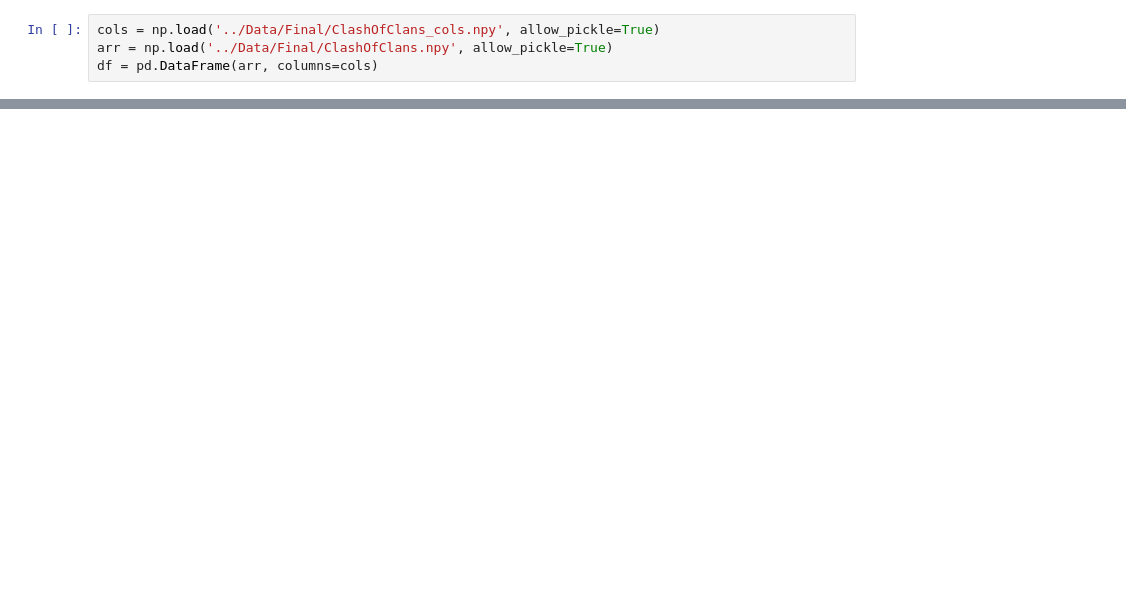
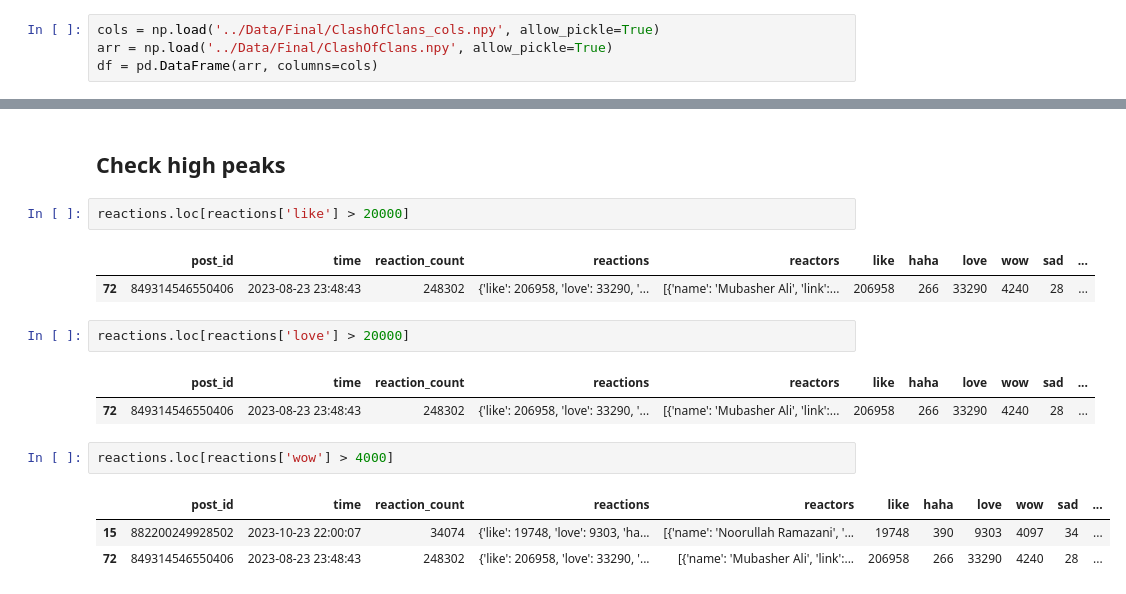
Before and after one commit to longluv1605/final-project-Python-DataAnalyst, a Jupyter notebook: Analysing and Visualising/Analyze.ipynb, the cells around one changed output, grey strips where cells are left out. Saved outputs shown, nothing was run; the diff lists cells and outputs as text; blank space fills up the shorter version.

```diff
--- a/Analysing and Visualising/Analyze.ipynb
+++ b/Analysing and Visualising/Analyze.ipynb
@@ -229,0 +143,18 @@ axs[1, 3].remove()
+# %% [markdown]
+## Check high peaks
+# %%
+reactions.loc[reactions['like'] > 20000]
+# %% [output]
+|  | post_id | time | reaction_count | reactions | reactors | like | haha | love | wow | sad | ... |
+| 72 | 849314546550406 | 2023-08-23 23:48:43 | 248302 | {'like': 206958, 'love': 33290, '... | [{'name': 'Mubasher Ali', 'link':... | 206958 | 266 | 33290 | 4240 | 28 | ... |
+# %%
+reactions.loc[reactions['love'] > 20000]
+# %% [output]
+|  | post_id | time | reaction_count | reactions | reactors | like | haha | love | wow | sad | ... |
+| 72 | 849314546550406 | 2023-08-23 23:48:43 | 248302 | {'like': 206958, 'love': 33290, '... | [{'name': 'Mubasher Ali', 'link':... | 206958 | 266 | 33290 | 4240 | 28 | ... |
+# %%
+reactions.loc[reactions['wow'] > 4000]
+# %% [output]
+|  | post_id | time | reaction_count | reactions | reactors | like | haha | love | wow | sad | ... |
+| 15 | 882200249928502 | 2023-10-23 22:00:07 | 34074 | {'like': 19748, 'love': 9303, 'ha... | [{'name': 'Noorullah Ramazani', '... | 19748 | 390 | 9303 | 4097 | 34 | ... |
+| 72 | 849314546550406 | 2023-08-23 23:48:43 | 248302 | {'like': 206958, 'love': 33290, '... | [{'name': 'Mubasher Ali', 'link':... | 206958 | 266 | 33290 | 4240 | 28 | ... |
```
Also changed, not shown: parts of 41 cells of this notebook, 1 other file.
